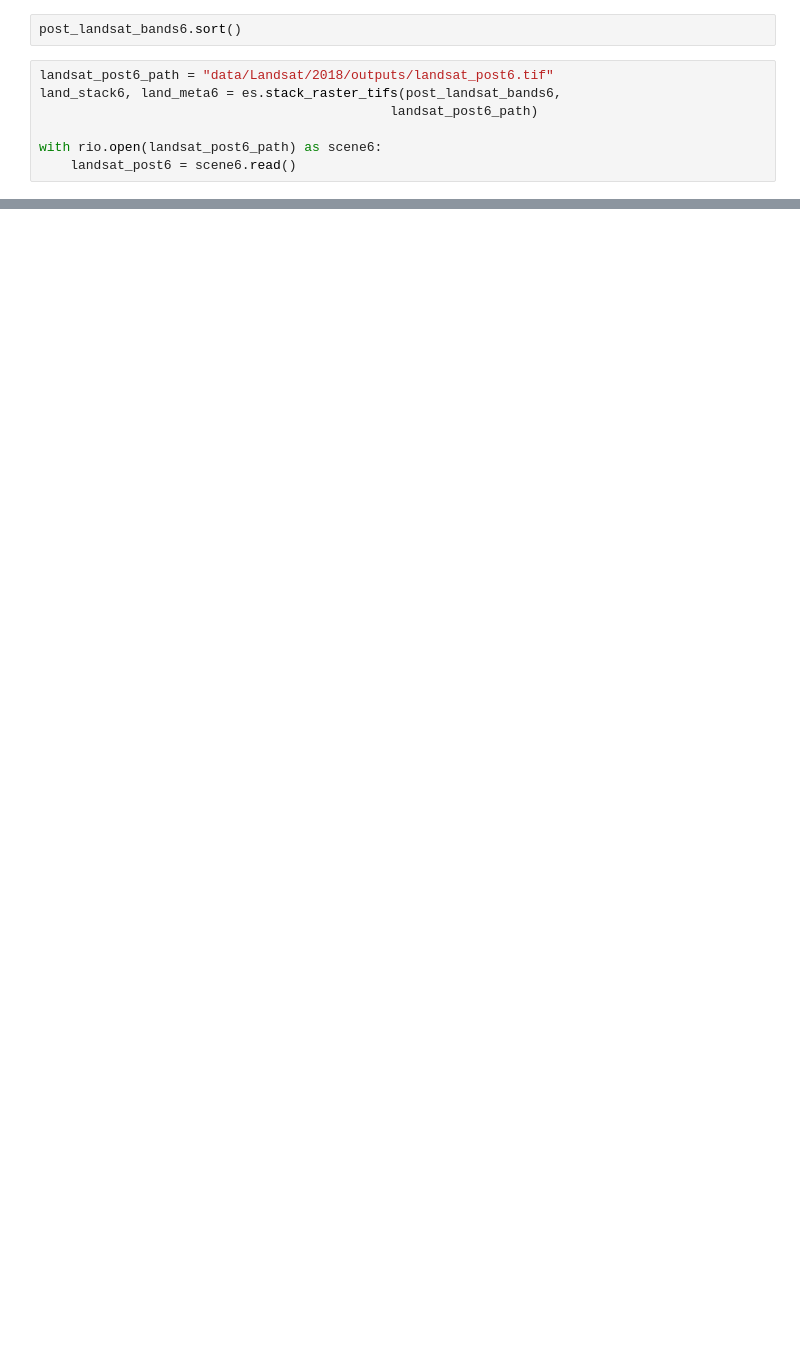
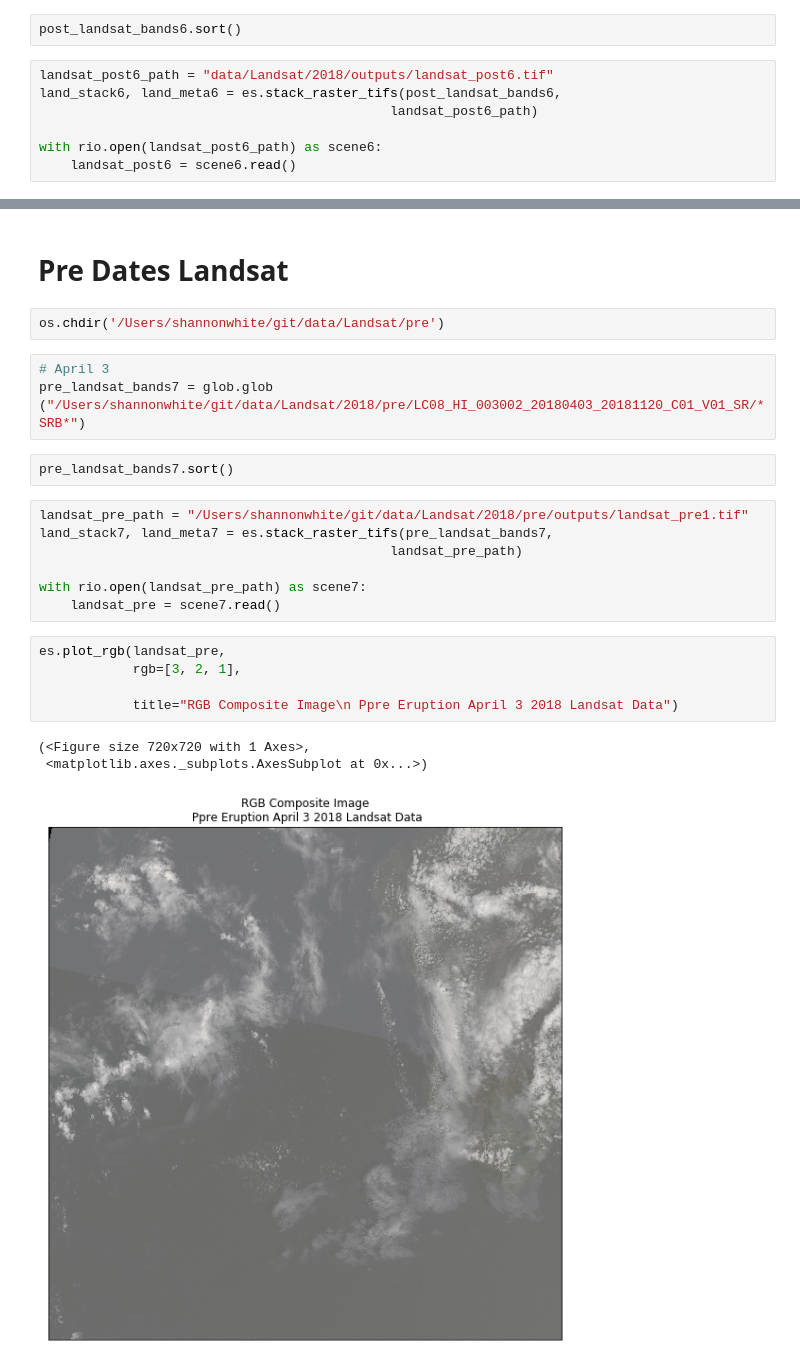
Before and after one commit to shwh2628/volcano-risk-analysis, a Jupyter notebook: notebooks/Landsat Data .ipynb, the cells around one changed output, grey strips where cells are left out. Saved outputs shown, nothing was run; the diff lists cells and outputs as text; blank space fills up the shorter version.

Commit message:
data to Landsat and HDF files notebooks

```diff
--- a/notebooks/Landsat Data .ipynb
+++ b/notebooks/Landsat Data .ipynb
@@ -201,3 +180,28 @@ es.plot_rgb(landsat_post6,
 (<Figure size 720x720 with 1 Axes>,
  <matplotlib.axes._subplots.AxesSubplot at 0x...>)
 [figure]
+# %% [markdown]
+# Pre Dates Landsat
+# %%
+os.chdir('/Users/shannonwhite/git/data/Landsat/pre')
+# %%
+# April 3
+pre_landsat_bands7 = glob.glob ("/Users/shannonwhite/git/data/Landsat/2018/pre/LC08_HI_003002_20180403_20181120_C01_V01_SR/*SRB*")
+# %%
+pre_landsat_bands7.sort()
+# %%
+landsat_pre_path = "/Users/shannonwhite/git/data/Landsat/2018/pre/outputs/landsat_pre1.tif"
+land_stack7, land_meta7 = es.stack_raster_tifs(pre_landsat_bands7,
+                                             landsat_pre_path)
+
+with rio.open(landsat_pre_path) as scene7:
+    landsat_pre = scene7.read()
+# %%
+es.plot_rgb(landsat_pre,
+            rgb=[3, 2, 1],
+
+            title="RGB Composite Image\n Ppre Eruption April 3 2018 Landsat Data")
+# %% [output]
+(<Figure size 720x720 with 1 Axes>,
+ <matplotlib.axes._subplots.AxesSubplot at 0x...>)
+[figure, added]
```
Also changed, not shown: parts of 15 cells of this notebook, 1 other file.
